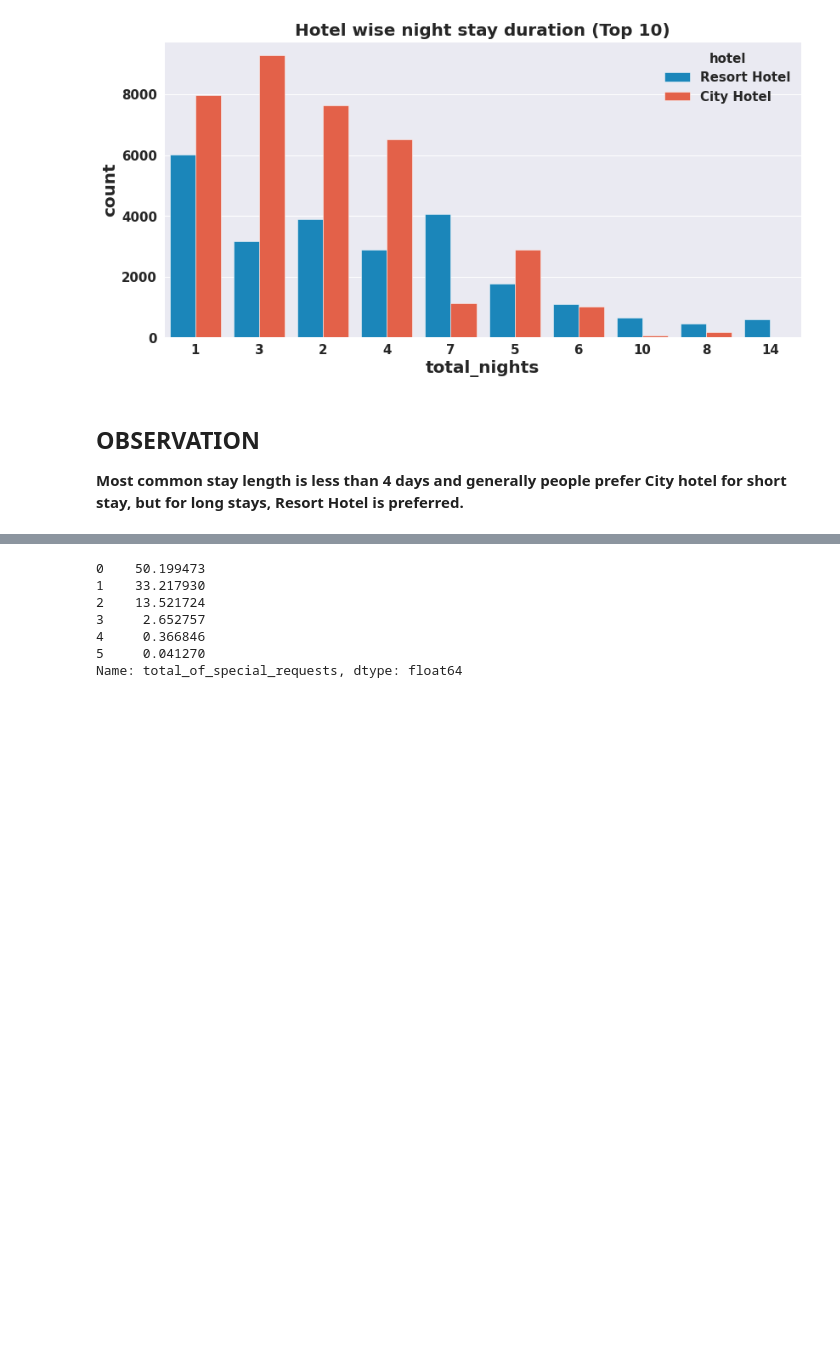
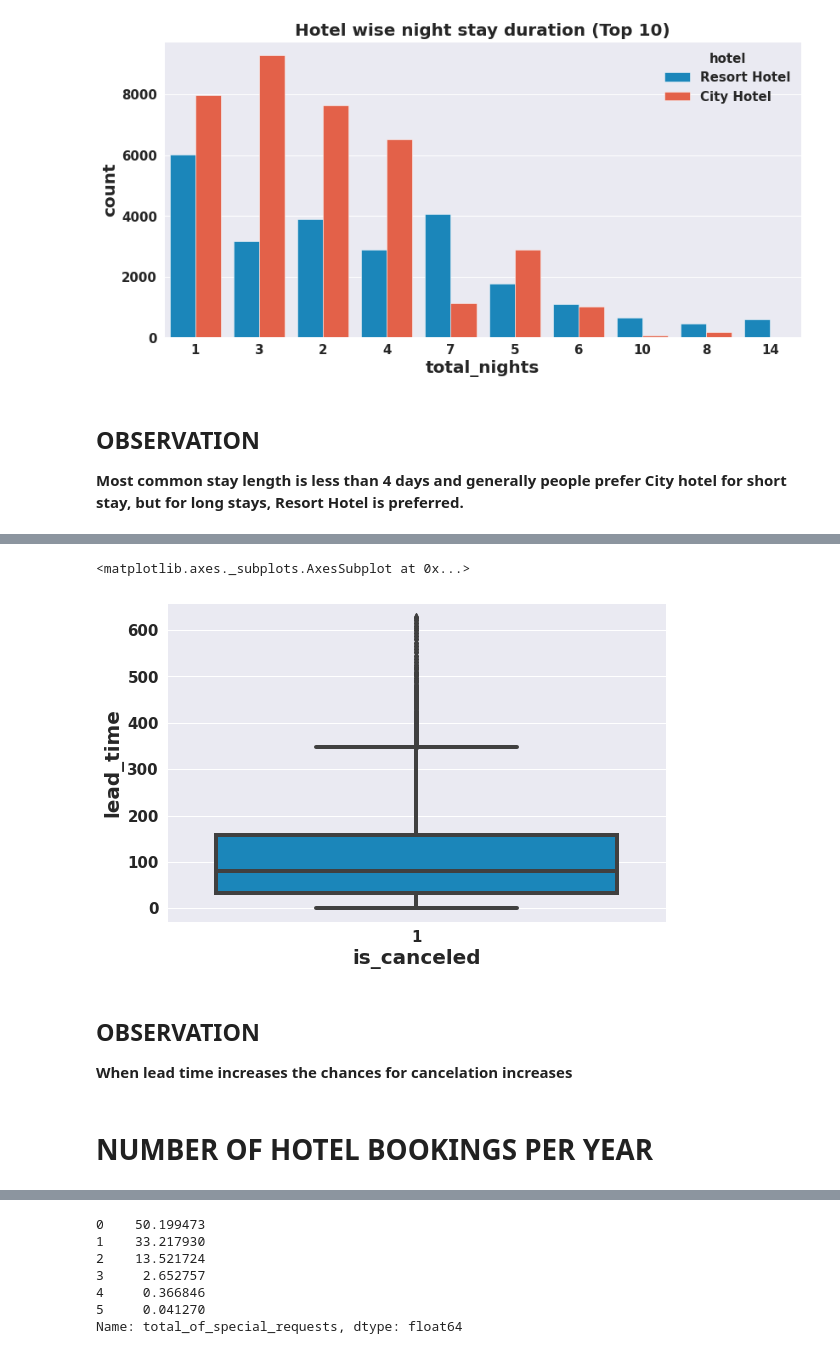
Before and after one commit to neerajac19/Hotel-Booking-Analysis-EDA, a Jupyter notebook: Hotel_Booking_Analysis_EDA_Capstone_Project.ipynb, the cells around one changed output, grey strips where cells are left out. Saved outputs shown, nothing was run; the diff lists cells and outputs as text; code cells hidden in the pictures; blank space fills up the shorter version.

```diff
--- a/Hotel_Booking_Analysis_EDA_Capstone_Project.ipynb
+++ b/Hotel_Booking_Analysis_EDA_Capstone_Project.ipynb
@@ -652,3 +611,13 @@ plt.show()
+# %%
+sns.boxplot(x='is_canceled',y='lead_time',data=canceled_room)
+# %% [output]
+<matplotlib.axes._subplots.AxesSubplot at 0x...>
+[figure, added]
+# %% [markdown]
+## **OBSERVATION**
+**When lead time increases the chances for cancelation increases**
+# %% [markdown]
+# **NUMBER OF HOTEL BOOKINGS PER YEAR**
 # %%
 #Number of bookings over time
 plt.title("Number of hotel bookings per year")
```
Also changed, not shown: parts of 46 cells of this notebook.
